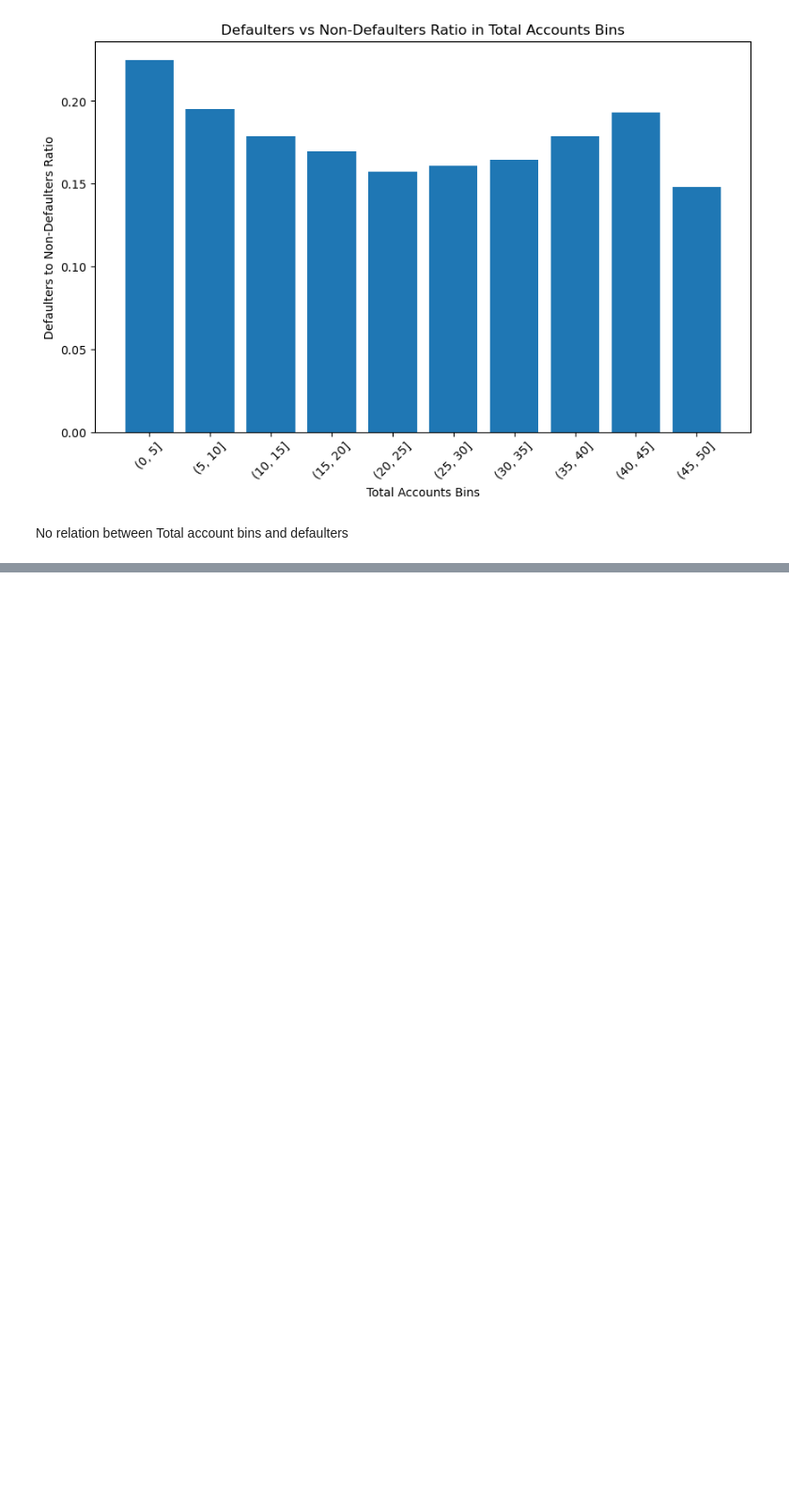
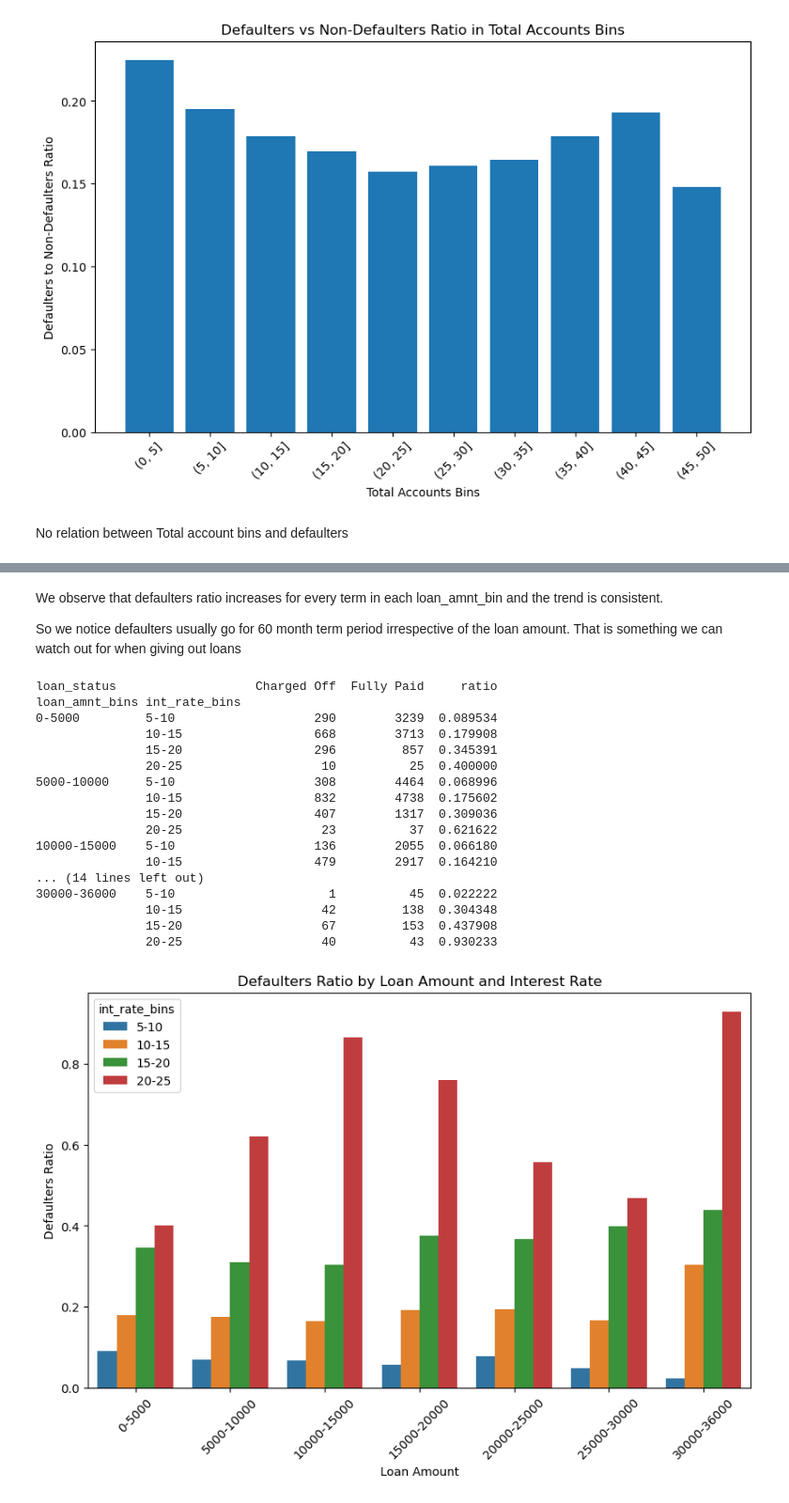
Before and after one commit to Rishabh-Saha/LendingClubCaseStudy, a Jupyter notebook: Rishabh_Saha.ipynb, the cells around one changed output, grey strips where cells are left out. Shown at 94% size. Saved outputs shown, nothing was run; the diff lists cells and outputs as text; code cells hidden in the pictures; blank space fills up the shorter version.

```diff
--- a/Rishabh_Saha.ipynb
+++ b/Rishabh_Saha.ipynb
@@ -807,0 +835,49 @@ term         0.35115  1.00000
+# %% [markdown]
+We observe that defaulters ratio increases for every term in each loan_amnt_bin and the trend is consistent.
+
+So we notice defaulters usually go for 60 month term period irrespective of the loan amount. That is something we can watch out for when giving out loans
+# %%
+# Let's analyze for Interest Rate and Loan Amount for loan status
+
+# Let's reuse the bins for loan amount and create a pivot table
+
+# Let's create bins for interest rate
+
+int_bins = [5, 10, 15, 20, 25]
+
+df['int_rate_bins'] = pd.cut(df['int_rate'], bins=int_bins, labels=['5-10', '10-15', '15-20', '20-25'])
+
+grouped = df.groupby(['loan_amnt_bins', 'int_rate_bins', 'loan_status'])
+
+pivot = grouped['member_id'].count().unstack()
+
+pivot['ratio'] = pivot['Charged Off'] / pivot['Fully Paid']
+
+print(pivot)
+
+plt.figure(figsize=(10, 6))
+sns.barplot(x='loan_amnt_bins', y='ratio', hue='int_rate_bins', data=pivot.reset_index())
+plt.xlabel('Loan Amount')
+plt.ylabel('Defaulters Ratio')
+plt.title('Defaulters Ratio by Loan Amount and Interest Rate')
+plt.xticks(rotation=45)
+plt.show()
+# %% [output]
+loan_status                   Charged Off  Fully Paid     ratio
+loan_amnt_bins int_rate_bins
+0-5000         5-10                   290        3239  0.089534
+               10-15                  668        3713  0.179908
+               15-20                  296         857  0.345391
+               20-25                   10          25  0.400000
+5000-10000     5-10                   308        4464  0.068996
+               10-15                  832        4738  0.175602
+               15-20                  407        1317  0.309036
+               20-25                   23          37  0.621622
+10000-15000    5-10                   136        2055  0.066180
+               10-15                  479        2917  0.164210
+... (14 lines left out)
+30000-36000    5-10                     1          45  0.022222
+               10-15                   42         138  0.304348
+               15-20                   67         153  0.437908
+               20-25                   40          43  0.930233
+[figure, added]
```
Also changed, not shown: parts of 25 cells of this notebook.
